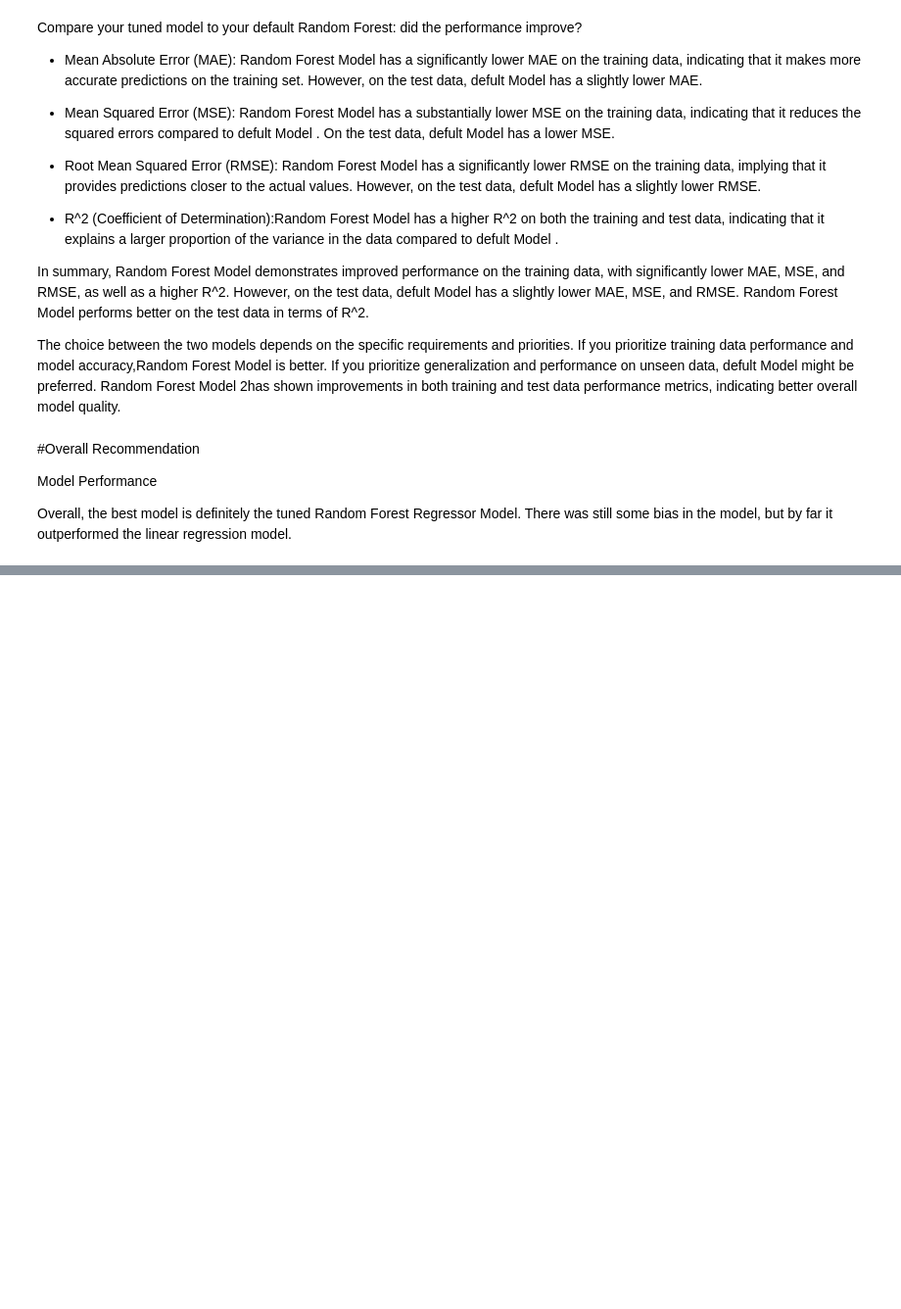
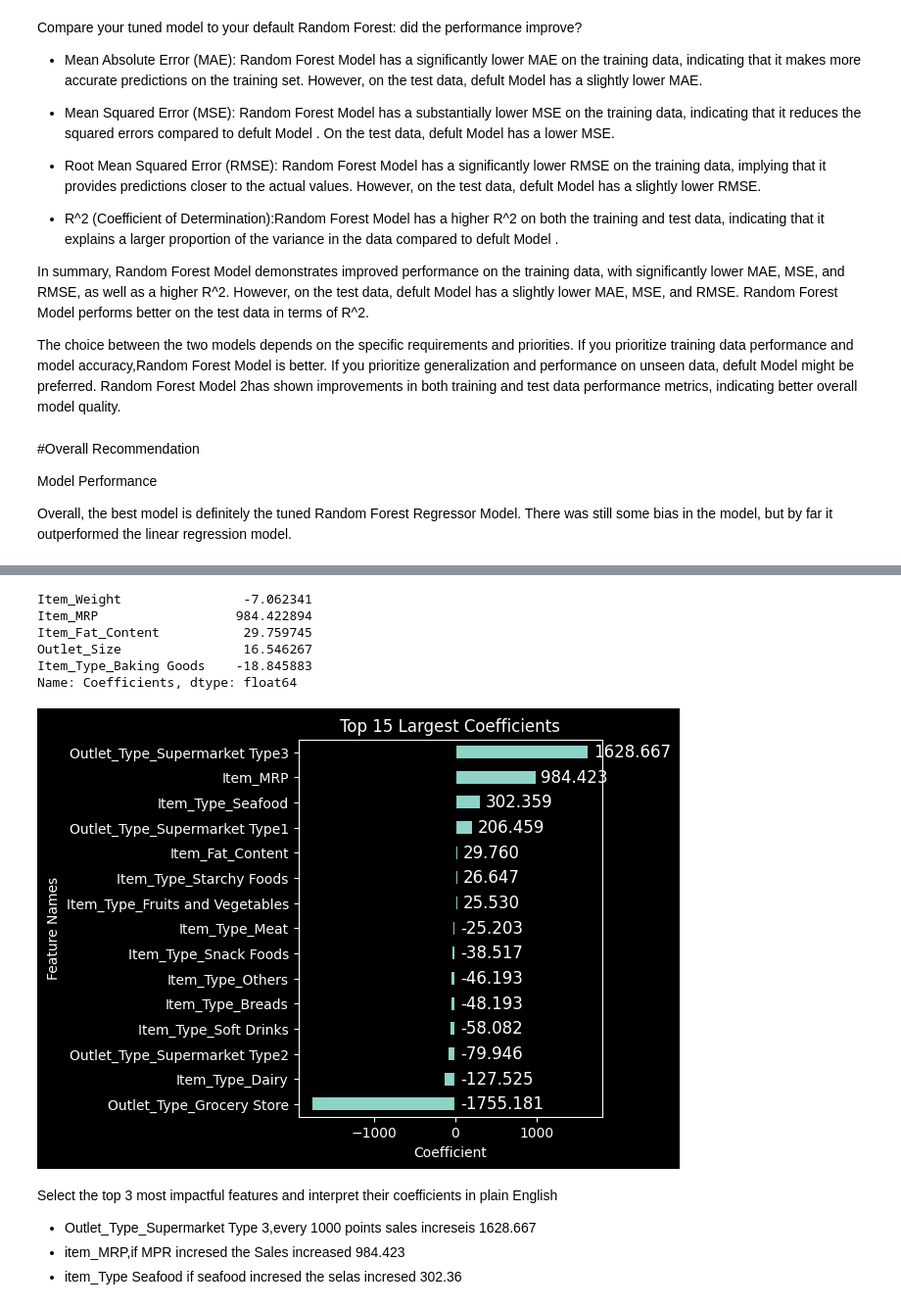
Before and after one commit to Al-Tayeb96/Prediction-of-Product-Sales, a Jupyter notebook: Prediction_of_Product_Sales.ipynb, the cells around one changed output, grey strips where cells are left out. Shown at 98% size. Drawn from its saved outputs; the diff is of its cells as text; code cells hidden in the pictures; blank space fills up the shorter version.

```diff
--- a/Prediction_of_Product_Sales.ipynb
+++ b/Prediction_of_Product_Sales.ipynb
@@ -1532,0 +1605,10 @@ Overall, the best model is definitely the tuned Random Forest Regressor Model. T
+# %%
+feature_names =tf_cols.get_feature_names_out()
+
+
+X_train_tf = pd.DataFrame(tf_cols.transform(X_train),
+                          columns = feature_names, index = X_train.index)
+
+X_test_tf = pd.DataFrame(tf_cols.transform(X_test),
+                          columns = feature_names, index = X_test.index)
+X_test_tf.head(3)
@@ -1532,0 +1621,22 @@ Overall, the best model is definitely the tuned Random Forest Regressor Model. T
+# %%
+coeffs = pd.Series(leg_model.coef_, index=feature_names,
+                        name='Coefficients')
+coeffs.loc['intercept'] = leg_model.intercept_
+coeffs.head()
+# %% [output]
+Item_Weight                -7.062341
+Item_MRP                  984.422894
+Item_Fat_Content           29.759745
+Outlet_Size                16.546267
+Item_Type_Baking Goods    -18.845883
+Name: Coefficients, dtype: float64
+# %%
+plot_coeffs(coeffs,top_n=15,intercept=False,annotate=True);
+# %% [output]
+[figure, added]
+# %% [markdown]
+Select the top 3 most impactful features and interpret their coefficients in plain English
+
+- Outlet_Type_Supermarket Type 3,every 1000 points sales increseis 1628.667
+- item_MRP,if MPR incresed the Sales increased 984.423
+- item_Type Seafood if seafood incresed the selas incresed 302.36
```
Also changed, not shown: parts of 14 cells of this notebook.
